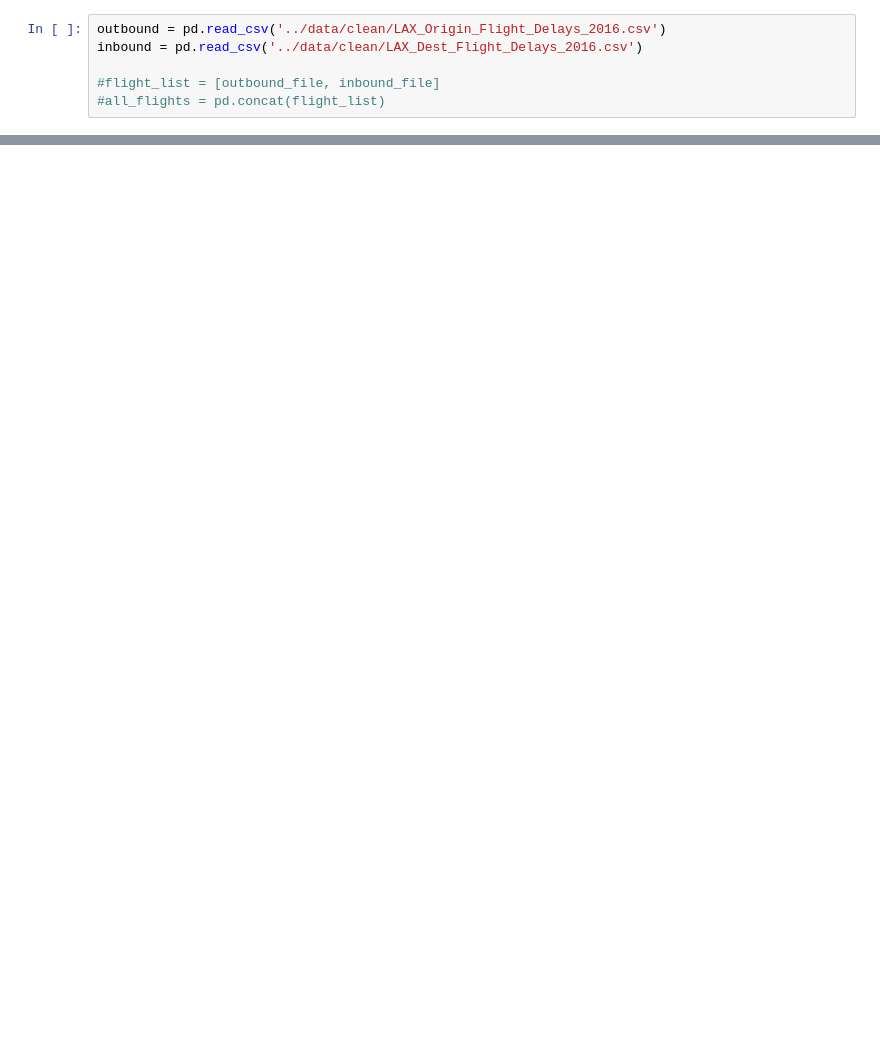
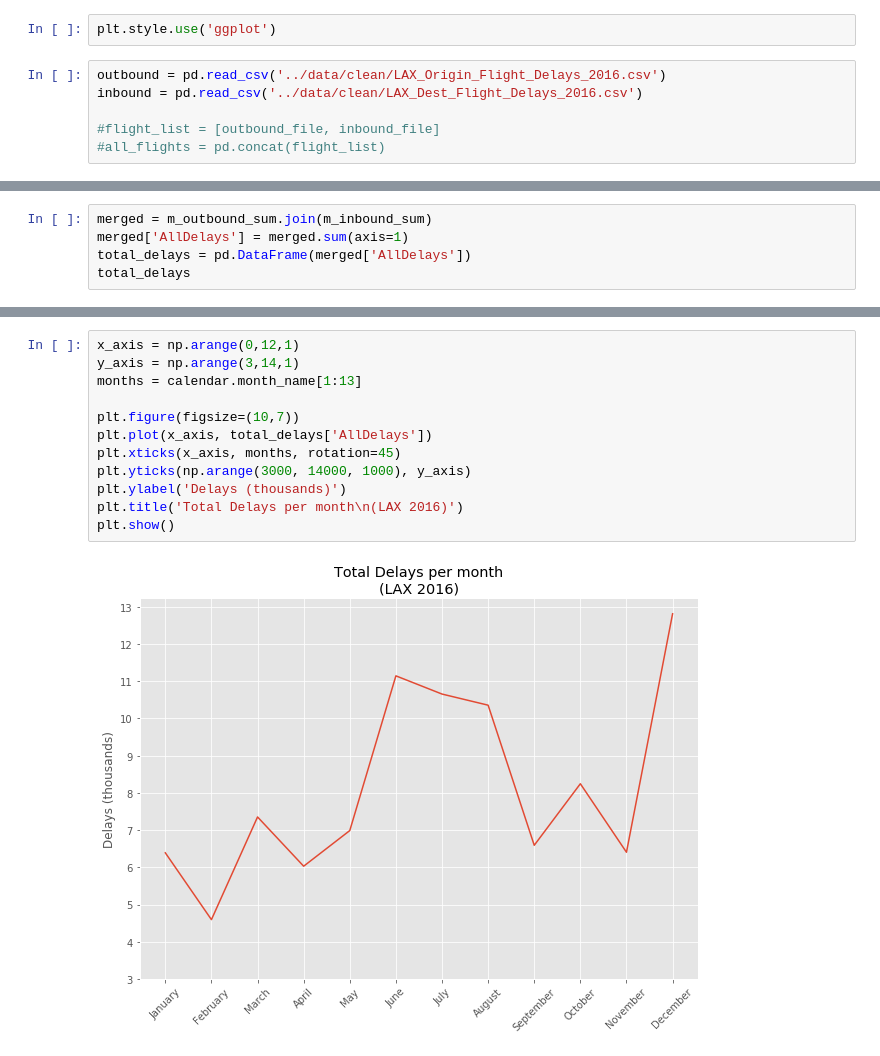
Before and after one commit to phoessel/Analysis-of-DFW-Flight-Delays, a Jupyter notebook: month-frequency/month-freq.ipynb, the cells around one changed output, grey strips where cells are left out. Saved outputs shown, nothing was run; the diff lists cells and outputs as text; blank space fills up the shorter version.

Commit message:
add calc for total flights

```diff
--- a/month-frequency/month-freq.ipynb
+++ b/month-frequency/month-freq.ipynb
@@ -3,6 +3,8 @@ import pandas as pd
 import numpy as np
 import matplotlib.pyplot as plt
 import calendar
+# %%
+plt.style.use('ggplot')
 # %%
 outbound = pd.read_csv('../data/clean/LAX_Origin_Flight_Delays_2016.csv')
 inbound = pd.read_csv('../data/clean/LAX_Dest_Flight_Delays_2016.csv')
@@ -90,0 +60,5 @@ plt.show()
+# %%
+merged = m_outbound_sum.join(m_inbound_sum)
+merged['AllDelays'] = merged.sum(axis=1)
+total_delays = pd.DataFrame(merged['AllDelays'])
+total_delays
@@ -90,0 +80,14 @@ plt.show()
+# %%
+x_axis = np.arange(0,12,1)
+y_axis = np.arange(3,14,1)
+months = calendar.month_name[1:13]
+
+plt.figure(figsize=(10,7))
+plt.plot(x_axis, total_delays['AllDelays'])
+plt.xticks(x_axis, months, rotation=45)
+plt.yticks(np.arange(3000, 14000, 1000), y_axis)
+plt.ylabel('Delays (thousands)')
+plt.title('Total Delays per month\n(LAX 2016)')
+plt.show()
+# %% [output]
+[figure, added]
```
Also changed, not shown: parts of 7 cells of this notebook.
